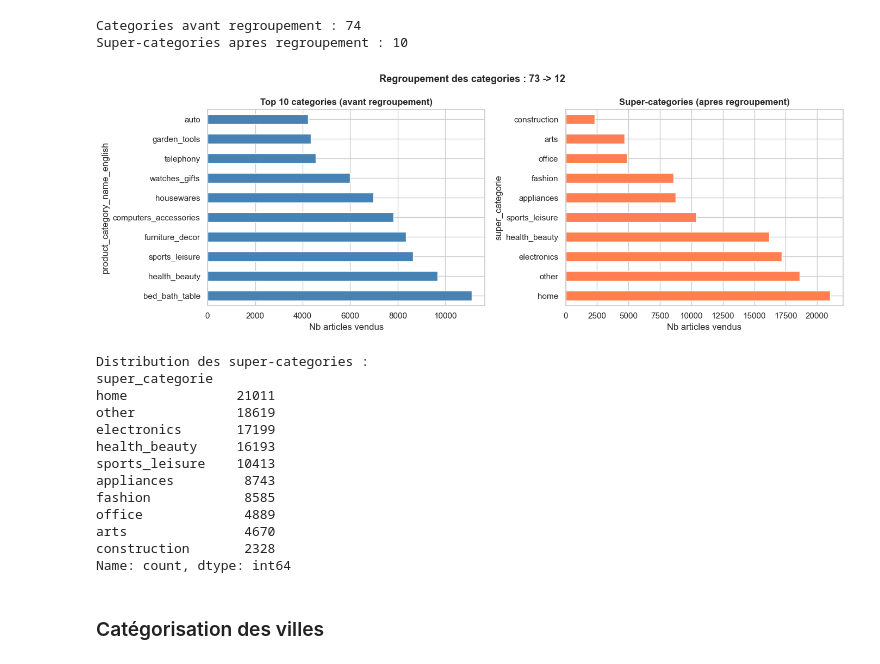
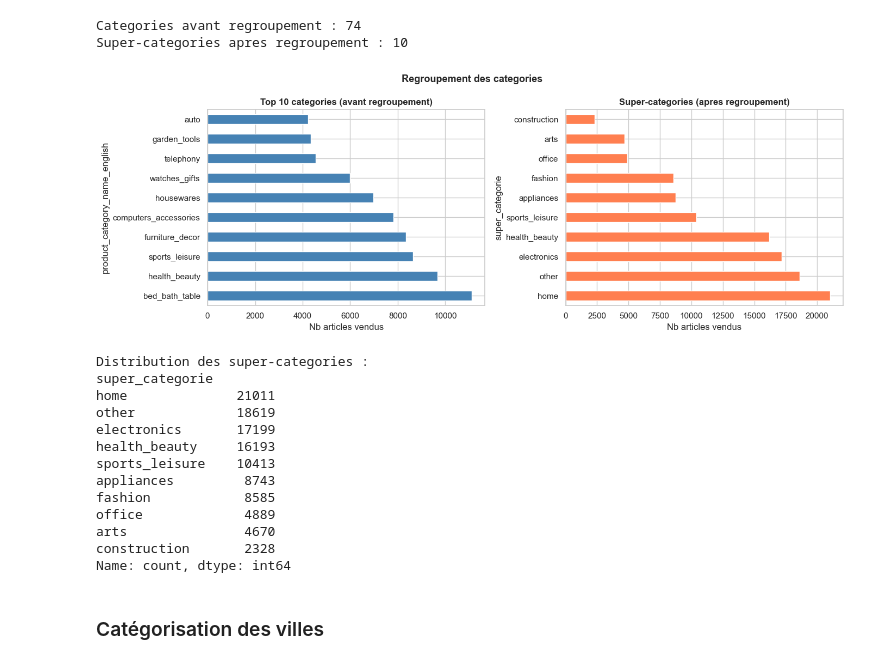
Before and after one commit to Luck-John/Olist-segmentation, a Jupyter notebook: notebooks/segmentation_01_analyse.ipynb, the cells around one changed output. Saved outputs shown, nothing was run; the diff lists cells and outputs as text; code cells hidden in the pictures.

```diff
--- a/notebooks/segmentation_01_analyse.ipynb
+++ b/notebooks/segmentation_01_analyse.ipynb
@@ -1654,27 +1711,27 @@ Super-categories apres regroupement : 10
 # %%
 # Visualisation avant / apres regroupement
 products_vis = products_merge.merge(order_items[['order_id','product_id']], on='product_id', how='right')
 
 fig, axes = plt.subplots(1, 2, figsize=(14, 5))
 
 products_vis['product_category_name_english'].value_counts().head(10).plot(
     kind='barh', ax=axes[0], color='steelblue')
 axes[0].set_title('Top 10 categories (avant regroupement)', fontweight='bold')
 axes[0].set_xlabel('Nb articles vendus')
 
 products_vis['super_categorie'].value_counts().plot(
     kind='barh', ax=axes[1], color='coral')
 axes[1].set_title('Super-categories (apres regroupement)', fontweight='bold')
 axes[1].set_xlabel('Nb articles vendus')
 
-plt.suptitle('Regroupement des categories : 73 -> 12', fontsize=13, fontweight='bold')
+plt.suptitle('Regroupement des categories', fontsize=13, fontweight='bold')
 plt.tight_layout()
 plt.show()
 
 print('Distribution des super-categories :')
 print(products_vis['super_categorie'].value_counts())
 # %% [output]
-[figure, old version]
+[figure, new version]
 Distribution des super-categories :
 super_categorie
 home              21011
```
Also changed, not shown: parts of 8 cells of this notebook, 4 other files.
